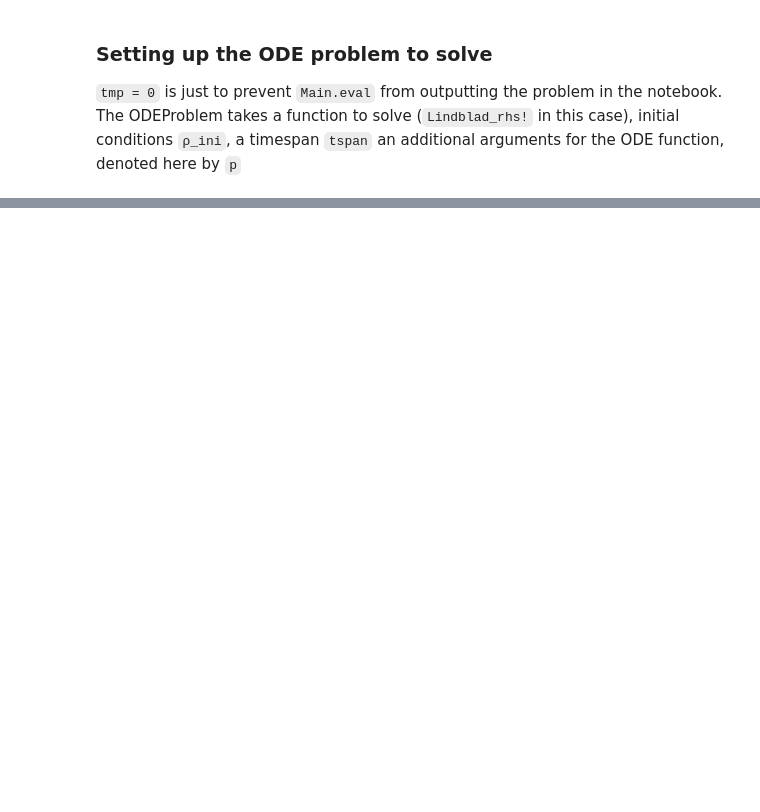
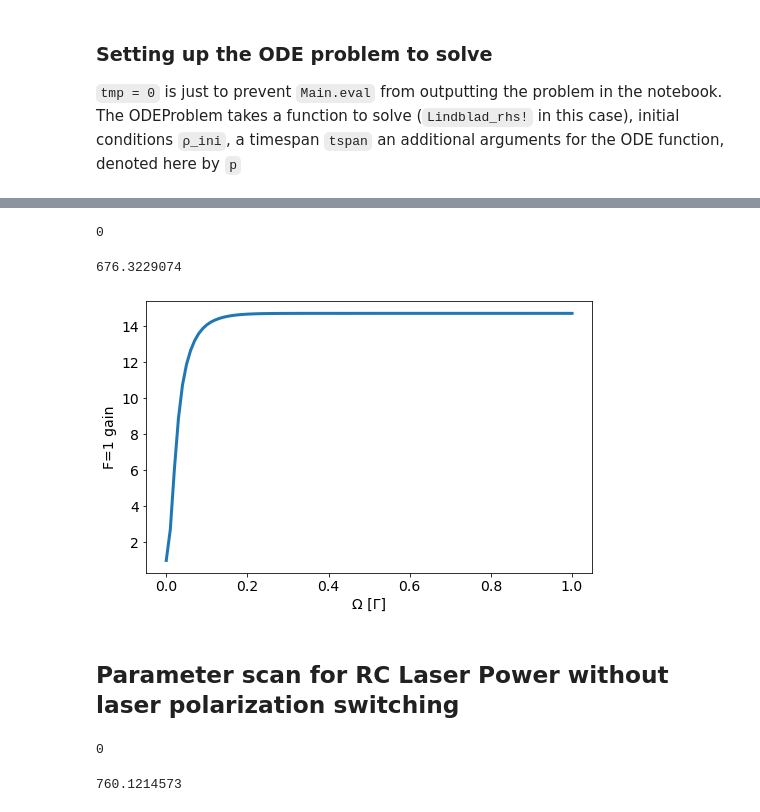
Before and after one commit to ograsdijk/optical-bloch, a Jupyter notebook: with microwaves/P2 F2 RC.ipynb, the cells around one changed output, grey strips where cells are left out. Saved outputs shown, nothing was run; the diff lists cells and outputs as text; code cells hidden in the pictures; blank space fills up the shorter version.

Commit message:
Simulated power scan and phase scan

```diff
--- a/with microwaves/P2 F2 RC.ipynb
+++ b/with microwaves/P2 F2 RC.ipynb
@@ -603,7 +634,7 @@ def J_slice(J):
         return np.s_[np.sum(levels[:-1]):np.sum(levels)]
 # %%
 T = 6.3
-ρ_ini = np.zeros([65,65], dtype = 'complex')
+ρ_ini = np.zeros(H_symbolic.shape, dtype = 'complex')
 
 filled = 0
 for J in range(1,4):
@@ -703,0 +763,8 @@ set_fontsize(ax, 14)
+# %%
+Main.eval("""
+tspan = (0.0f0, 300e-6)
+prob = ODEProblem(Lindblad_rhs!,ρ_ini,tspan,p)
+tmp = 0
+""")
+# %% [output]
+0
@@ -703,0 +783,25 @@ set_fontsize(ax, 14)
+# %%
+# Main.eval("pbar.counter = 0")
+# Main.eval("pbar.n = size(params)[1]")
+Main.eval("""
+@time sim = solve(ens_prob, Tsit5(), EnsembleDistributed(), save_start = true, save_end = true,
+            save_everystep = true; trajectories = size(params)[1], dt = 1e-9, adaptive=true,
+            abstol = 1e-7, reltol = 1e-4)
+sim.elapsedTime
+""")
+# %% [output]
+676.3229074
+# %%
+results_Ω = np.array(Main.eval("sim.u"))
+# %%
+fig, ax = plt.subplots(figsize = (8,5))
+
+ax.plot(Main.params/Γ, results_Ω[:,1:4].sum(axis = 1)/np.diag(ρ_ini.real)[1:4].sum(), lw = 3)
+ax.set_xlabel('Ω [Γ]')
+ax.set_ylabel('F=1 gain')
+
+set_fontsize(ax, 14)
+# %% [output]
+[figure, added]
+# %% [markdown]
+## Parameter scan for RC Laser Power without laser polarization switching
@@ -703,0 +818,8 @@ set_fontsize(ax, 14)
+# %%
+Main.eval("""
+tspan = (0.0f0, 300e-6)
+prob = ODEProblem(Lindblad_rhs!,ρ_ini,tspan,p)
+tmp = 0
+""")
+# %% [output]
+0
@@ -703,0 +844,11 @@ set_fontsize(ax, 14)
+# %%
+# Main.eval("pbar.counter = 0")
+# Main.eval("pbar.n = size(params)[1]")
+Main.eval("""
+@time sim = solve(ens_prob, Tsit5(), EnsembleDistributed(), save_start = true, save_end = true,
+            save_everystep = true; trajectories = size(params)[1], dt = 1e-9, adaptive=true,
+            abstol = 1e-7, reltol = 1e-4)
+sim.elapsedTime
+""")
+# %% [output]
+760.1214573
```
Also changed, not shown: parts of 49 cells of this notebook.
